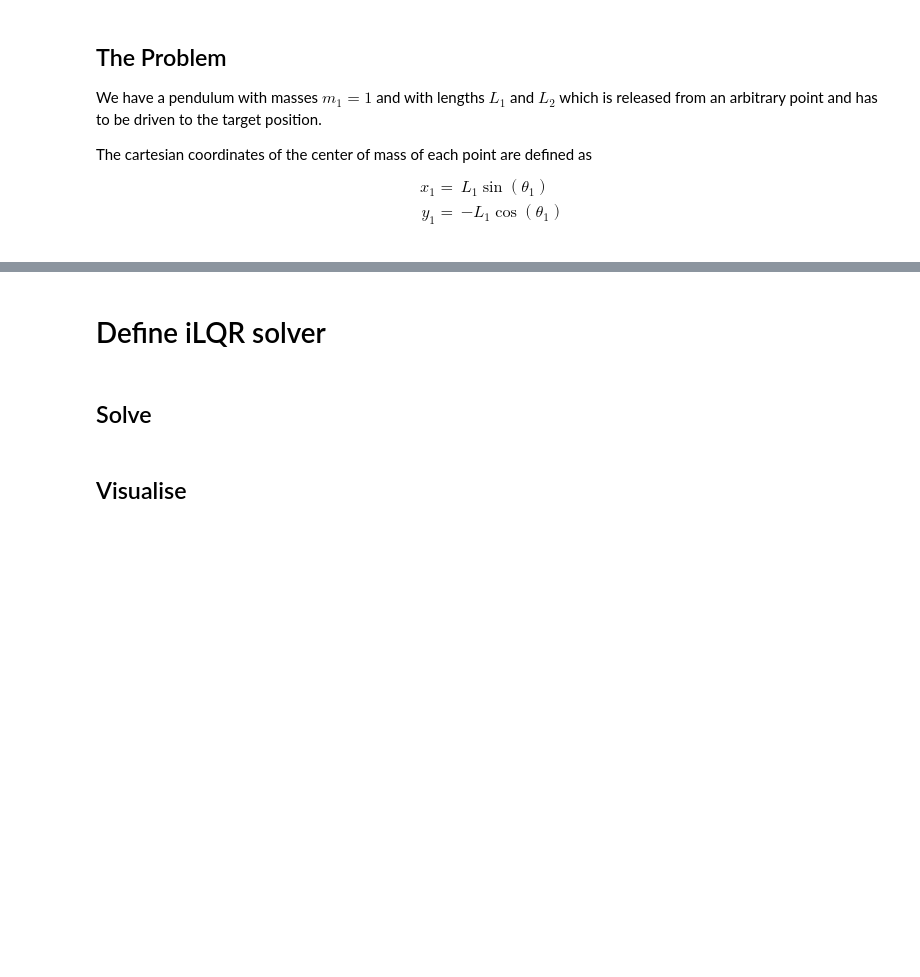
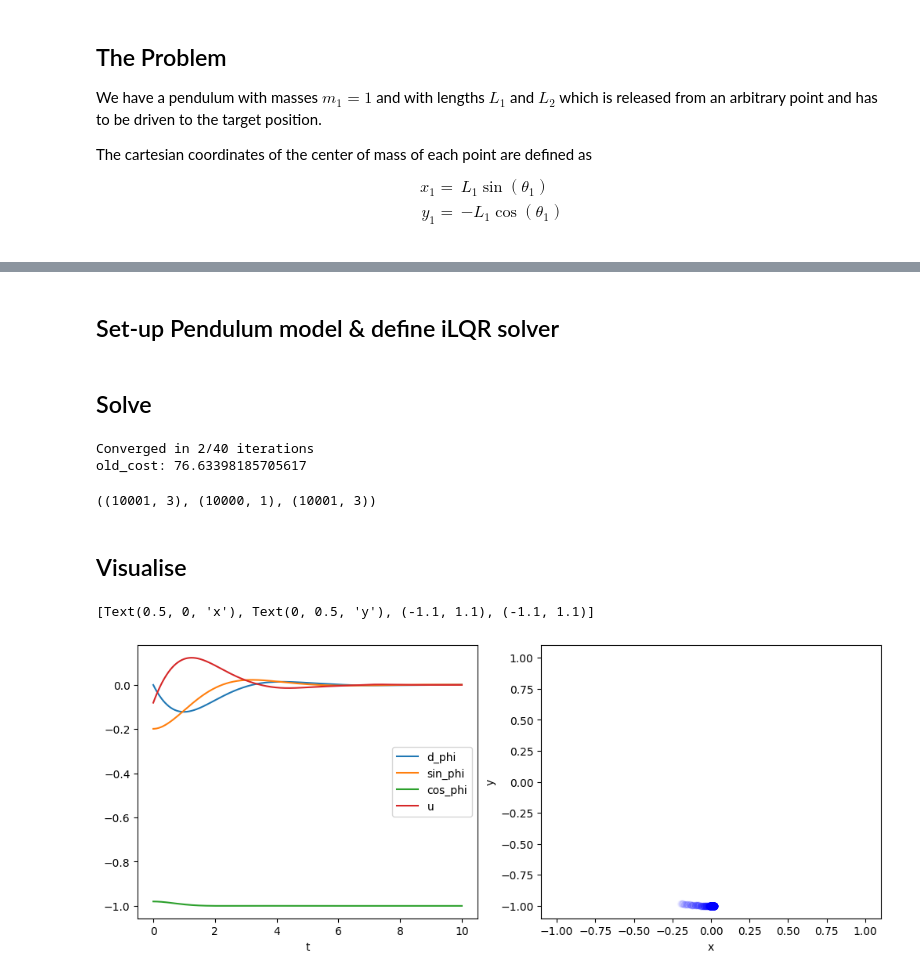
Before and after one commit to bbhaduri/diffilqrax-m1arm, a Jupyter notebook: doc/source/examples/simple_pendulum.ipynb, the cells around one changed output, grey strips where cells are left out. Saved outputs shown, nothing was run; the diff lists cells and outputs as text; code cells hidden in the pictures; blank space fills up the shorter version.

```diff
--- a/doc/source/examples/simple_pendulum.ipynb
+++ b/doc/source/examples/simple_pendulum.ipynb
@@ -149,5 +178,24 @@ def pendulum_model():
+# %%
+def cost(t: int, state: Array, input: Array, theta: Any):
+    d_phi, sin_phi, cos_phi = state
+    return(
+        jnp.sum(d_phi**2) +
+        jnp.sum((sin_phi-jnp.sin(-jnp.pi))**2) +
+        jnp.sum((cos_phi-jnp.cos(-jnp.pi))**2 + input**2)
+        )
+
+
+def costf(state: Array, theta: Any):
+    d_phi, sin_phi, cos_phi = state
+    return(
+        jnp.sum(d_phi**2) +
+        jnp.sum((sin_phi-jnp.sin(-jnp.pi))**2) +
+        jnp.sum((cos_phi-jnp.cos(-jnp.pi))**2 + input**2)
+        )
 # %% [markdown]
-# Define iLQR solver
+## Set-up Pendulum model & define iLQR solver
+# %%
+pendulum_problem = System(cost, costf, pendulum_step, dims)
 # %%
 key = jr.PRNGKey(seed=234)
 key, skeys = keygen(key, 5)
@@ -158,20 +206,14 @@ ls_kwargs = {
     "tol": 1e0,
     "alpha_min": 0.0001,
 }
-
-theta = PendulumParams(m=1, l=2, g=9.81)
-params = iLQRParams(x0=jr.normal(next(skeys), (3,)), theta=theta)
-model = pendulum_model()
-
-Us_init = jnp.zeros((model.dims.horizon, 1))
 # %% [markdown]
 ## Solve
 # %%
 # test ilqr solver
 (Xs_stars, Us_stars, Lambs_stars), converged_cost, cost_log = ilqr_solver(
-    model,
+    pendulum_problem,
     params,
-    Us_init,
+    u_init,
     max_iter=40,
     convergence_thresh=1e-8,
     alpha_init=1.0,
@@ -179,5 +221,30 @@ Us_init = jnp.zeros((model.dims.horizon, 1))
     use_linesearch=True,
     **ls_kwargs,
 )
+# %% [output]
+Converged in 2/40 iterations
+old_cost: 76.63398185705617
+# %%
+Xs_stars.shape, Us_stars.shape, Lambs_stars.shape
+# %% [output]
+((10001, 3), (10000, 1), (10001, 3))
 # %% [markdown]
 ## Visualise
+# %%
+import matplotlib.colors as mcolors
+
+norm = mcolors.Normalize(vmin=tt.min(), vmax=tt.max())
+alphas = norm(tt)
+
+fig, ax = plt.subplots(1,2, figsize=(10,4), layout="constrained")
+ax[0].plot(tt, Xs_stars,label=['d_phi', 'sin_phi', 'cos_phi'])
+ax[0].plot(tt[:-1], Us_stars, label='u')
+ax[0].set(xlabel='t')
+ax[0].legend()
+
+for i in range(0,len(tt),100):
+    ax[1].scatter(Xs_stars[i:i+2,1], Xs_stars[i:i+2,2], color='blue', alpha=alphas[i])
+ax[1].set(xlabel='x', ylabel='y', xlim=[-pparams.l-0.1, pparams.l+0.1], ylim=[-pparams.l-0.1, pparams.l+0.1])
+# %% [output]
+[Text(0.5, 0, 'x'), Text(0, 0.5, 'y'), (-1.1, 1.1), (-1.1, 1.1)]
+[figure, added]
```
Also changed, not shown: parts of 11 cells of this notebook.
